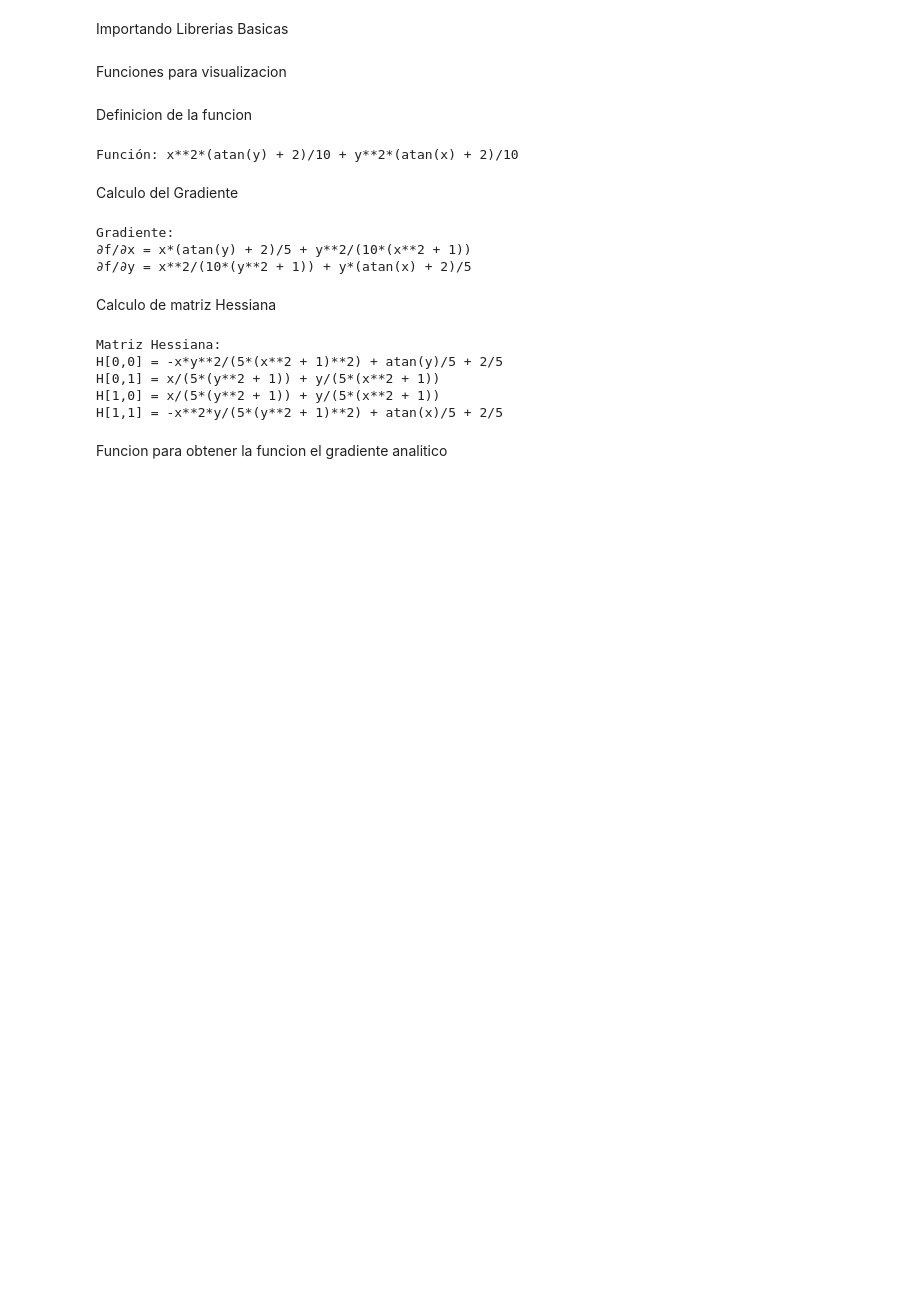
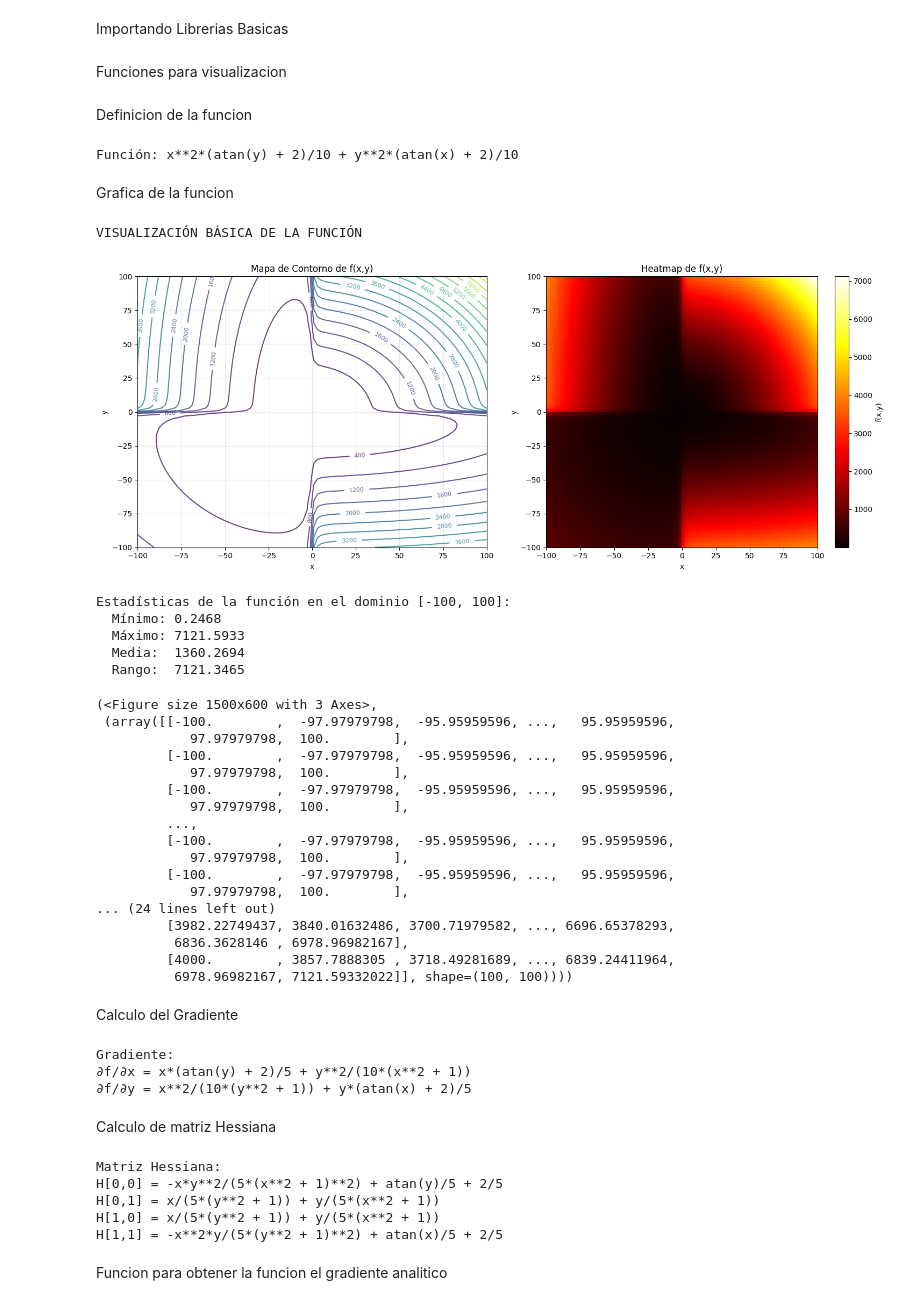
Before and after one commit to amircalabel/Analisis-Teorico-y-Computacional-de-AONL, a Jupyter notebook: AONL_Notebook.ipynb, the cells around one changed output. Cells and saved outputs as stored; diff of their text form; code cells hidden in the pictures; blank space fills up the shorter version.

```diff
--- a/AONL_Notebook.ipynb
+++ b/AONL_Notebook.ipynb
@@ -44,6 +44,82 @@ f_sym = (x_sym**2 * (sp.atan(y_sym) + 2) + y_sym**2 * (sp.atan(x_sym) + 2)) / 10
 print("Función:", f_sym)
 # %% [output]
 Función: x**2*(atan(y) + 2)/10 + y**2*(atan(x) + 2)/10
+# %% [markdown]
+Grafica de la funcion
+# %%
+def visualizacion_rapida(f, dominio=(-100, 100), resolucion=100):
+    """
+    Visualización rápida de la función
+    """
+    fig, (ax1, ax2) = plt.subplots(1, 2, figsize=(15, 6))
+
+    # Crear malla
+    x = np.linspace(dominio[0], dominio[1], resolucion)
+    y = np.linspace(dominio[0], dominio[1], resolucion)
+    X, Y = np.meshgrid(x, y)
+
+    # Evaluar función
+    Z = np.zeros_like(X)
+    for i in range(X.shape[0]):
+        for j in range(X.shape[1]):
+            Z[i, j] = f([X[i, j], Y[i, j]])
+
+    # Contour plot
+    contour = ax1.contour(X, Y, Z, levels=20, alpha=0.8)
+    ax1.clabel(contour, inline=True, fontsize=8)
+    ax1.set_xlabel('x')
+    ax1.set_ylabel('y')
+    ax1.set_title('Mapa de Contorno de f(x,y)')
+    ax1.grid(True, alpha=0.3)
+
+    # Heatmap
+    im = ax2.imshow(Z, extent=[dominio[0], dominio[1], dominio[0], dominio[1]],
+                   origin='lower', cmap='hot', aspect='equal')
+    ax2.set_xlabel('x')
+    ax2.set_ylabel('y')
+    ax2.set_title('Heatmap de f(x,y)')
+    plt.colorbar(im, ax=ax2, label='f(x,y)')
+
+    plt.tight_layout()
+    plt.show()
+
+    # Estadísticas
+    print(f"Estadísticas de la función en el dominio [{dominio[0]}, {dominio[1]}]:")
+    print(f"  Mínimo: {np.min(Z):.4f}")
+    print(f"  Máximo: {np.max(Z):.4f}")
+    print(f"  Media:  {np.mean(Z):.4f}")
+    print(f"  Rango:  {np.max(Z) - np.min(Z):.4f}")
+
+    return fig, (X, Y, Z)
+
+# Visualización básica
+print("VISUALIZACIÓN BÁSICA DE LA FUNCIÓN")
+visualizacion_rapida(f)
+# %% [output]
+VISUALIZACIÓN BÁSICA DE LA FUNCIÓN
+[figure, added]
+Estadísticas de la función en el dominio [-100, 100]:
+  Mínimo: 0.2468
+  Máximo: 7121.5933
+  Media:  1360.2694
+  Rango:  7121.3465
+(<Figure size 1500x600 with 3 Axes>,
+ (array([[-100.        ,  -97.97979798,  -95.95959596, ...,   95.95959596,
+            97.97979798,  100.        ],
+         [-100.        ,  -97.97979798,  -95.95959596, ...,   95.95959596,
+            97.97979798,  100.        ],
+         [-100.        ,  -97.97979798,  -95.95959596, ...,   95.95959596,
+            97.97979798,  100.        ],
+         ...,
+         [-100.        ,  -97.97979798,  -95.95959596, ...,   95.95959596,
+            97.97979798,  100.        ],
+         [-100.        ,  -97.97979798,  -95.95959596, ...,   95.95959596,
+            97.97979798,  100.        ],
+... (24 lines left out)
+         [3982.22749437, 3840.01632486, 3700.71979582, ..., 6696.65378293,
+          6836.3628146 , 6978.96982167],
+         [4000.        , 3857.7888305 , 3718.49281689, ..., 6839.24411964,
+          6978.96982167, 7121.59332022]], shape=(100, 100))))
 # %% [markdown]
 Calculo del Gradiente
 # %%
```
Also changed, not shown: parts of 3 cells of this notebook.
